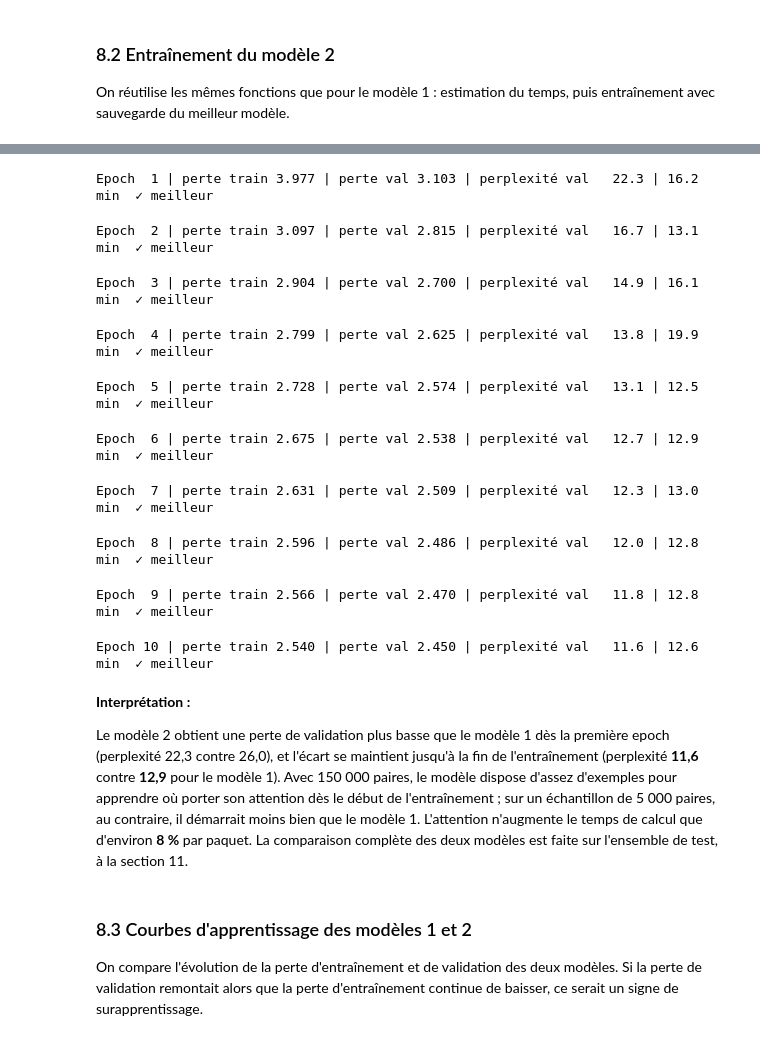
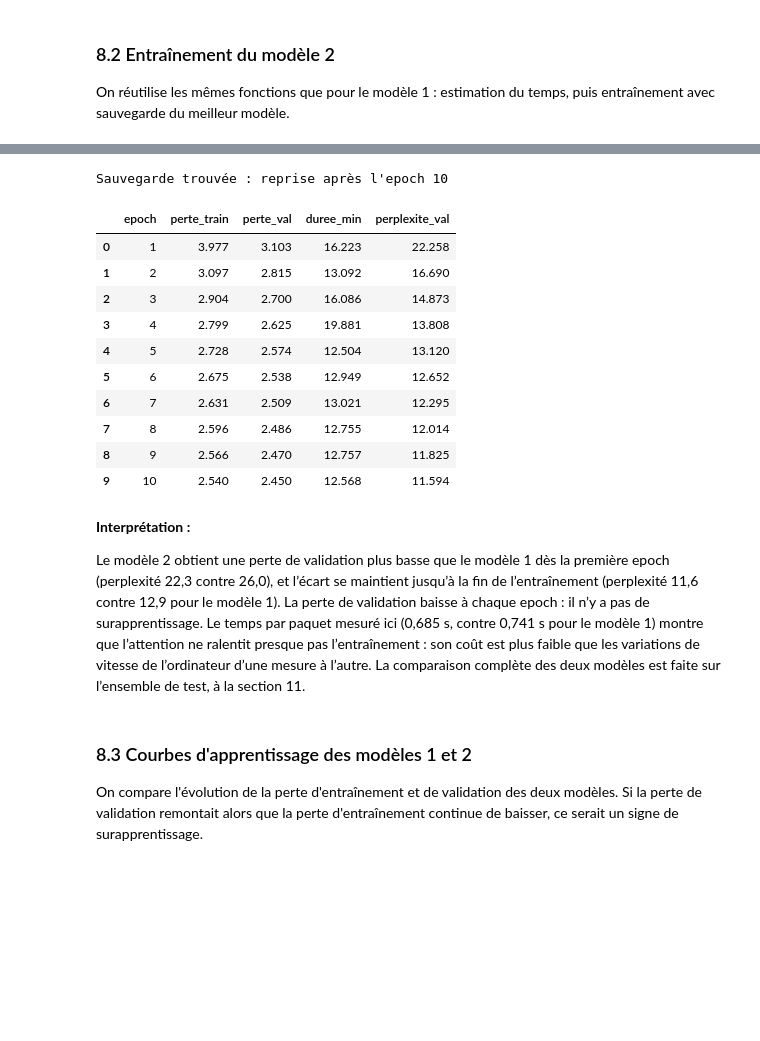
Before and after one commit to ranimmhiri/supportbot, a Jupyter notebook: notebooks/02_modele.ipynb, the cells around one changed output, grey strips where cells are left out. Cells and saved outputs as stored; diff of their text form; code cells hidden in the pictures; blank space fills up the shorter version.

Commit message:
Notebooks 01 et 02 : relecture complète et corrections des interprétations

```diff
--- a/notebooks/02_modele.ipynb
+++ b/notebooks/02_modele.ipynb
@@ -802,26 +816,24 @@ Durée prévue (10 epochs) : 197 min (3.3 h)
 # %%
 historique2 = entrainer(modele2, "modele2")
+# Journal complet de l'entraînement (relu depuis la sauvegarde)
+historique2.assign(perplexite_val=np.exp(historique2["perte_val"])).round(3)
 # %% [output]
-Epoch  1 | perte train 3.977 | perte val 3.103 | perplexité val   22.3 | 16.2 min  ✓ meilleur
+Sauvegarde trouvée : reprise après l'epoch 10
-Epoch  2 | perte train 3.097 | perte val 2.815 | perplexité val   16.7 | 13.1 min  ✓ meilleur
-Epoch  3 | perte train 2.904 | perte val 2.700 | perplexité val   14.9 | 16.1 min  ✓ meilleur
-Epoch  4 | perte train 2.799 | perte val 2.625 | perplexité val   13.8 | 19.9 min  ✓ meilleur
-Epoch  5 | perte train 2.728 | perte val 2.574 | perplexité val   13.1 | 12.5 min  ✓ meilleur
-Epoch  6 | perte train 2.675 | perte val 2.538 | perplexité val   12.7 | 12.9 min  ✓ meilleur
-Epoch  7 | perte train 2.631 | perte val 2.509 | perplexité val   12.3 | 13.0 min  ✓ meilleur
-Epoch  8 | perte train 2.596 | perte val 2.486 | perplexité val   12.0 | 12.8 min  ✓ meilleur
-Epoch  9 | perte train 2.566 | perte val 2.470 | perplexité val   11.8 | 12.8 min  ✓ meilleur
-Epoch 10 | perte train 2.540 | perte val 2.450 | perplexité val   11.6 | 12.6 min  ✓ meilleur
+|  | epoch | perte_train | perte_val | duree_min | perplexite_val |
+| 0 | 1 | 3.977 | 3.103 | 16.223 | 22.258 |
+| 1 | 2 | 3.097 | 2.815 | 13.092 | 16.690 |
+| 2 | 3 | 2.904 | 2.700 | 16.086 | 14.873 |
+| 3 | 4 | 2.799 | 2.625 | 19.881 | 13.808 |
+| 4 | 5 | 2.728 | 2.574 | 12.504 | 13.120 |
+| 5 | 6 | 2.675 | 2.538 | 12.949 | 12.652 |
+| 6 | 7 | 2.631 | 2.509 | 13.021 | 12.295 |
+| 7 | 8 | 2.596 | 2.486 | 12.755 | 12.014 |
+| 8 | 9 | 2.566 | 2.470 | 12.757 | 11.825 |
+| 9 | 10 | 2.540 | 2.450 | 12.568 | 11.594 |
 # %% [markdown]
 **Interprétation :**
 
-Le modèle 2 obtient une perte de validation plus basse que le modèle 1 dès la première epoch
-(perplexité 22,3 contre 26,0), et l'écart se maintient jusqu'à la fin de l'entraînement
-(perplexité **11,6** contre **12,9** pour le modèle 1). Avec 150 000 paires, le modèle dispose
-d'assez d'exemples pour apprendre où porter son attention dès le début de l'entraînement ; sur
-un échantillon de 5 000 paires, au contraire, il démarrait moins bien que le modèle 1.
-L'attention n'augmente le temps de calcul que d'environ **8 %** par paquet. La comparaison
-complète des deux modèles est faite sur l'ensemble de test, à la section 11.
+Le modèle 2 obtient une perte de validation plus basse que le modèle 1 dès la première epoch (perplexité 22,3 contre 26,0), et l’écart se maintient jusqu’à la fin de l’entraînement (perplexité 11,6 contre 12,9 pour le modèle 1). La perte de validation baisse à chaque epoch : il n’y a pas de surapprentissage. Le temps par paquet mesuré ici (0,685 s, contre 0,741 s pour le modèle 1) montre que l’attention ne ralentit presque pas l’entraînement : son coût est plus faible que les variations de vitesse de l’ordinateur d’une mesure à l’autre. La comparaison complète des deux modèles est faite sur l’ensemble de test, à la section 11.
 # %% [markdown]
 ### 8.3 Courbes d'apprentissage des modèles 1 et 2
 
```
Also changed, not shown: parts of 50 cells of this notebook, 1 other file.
